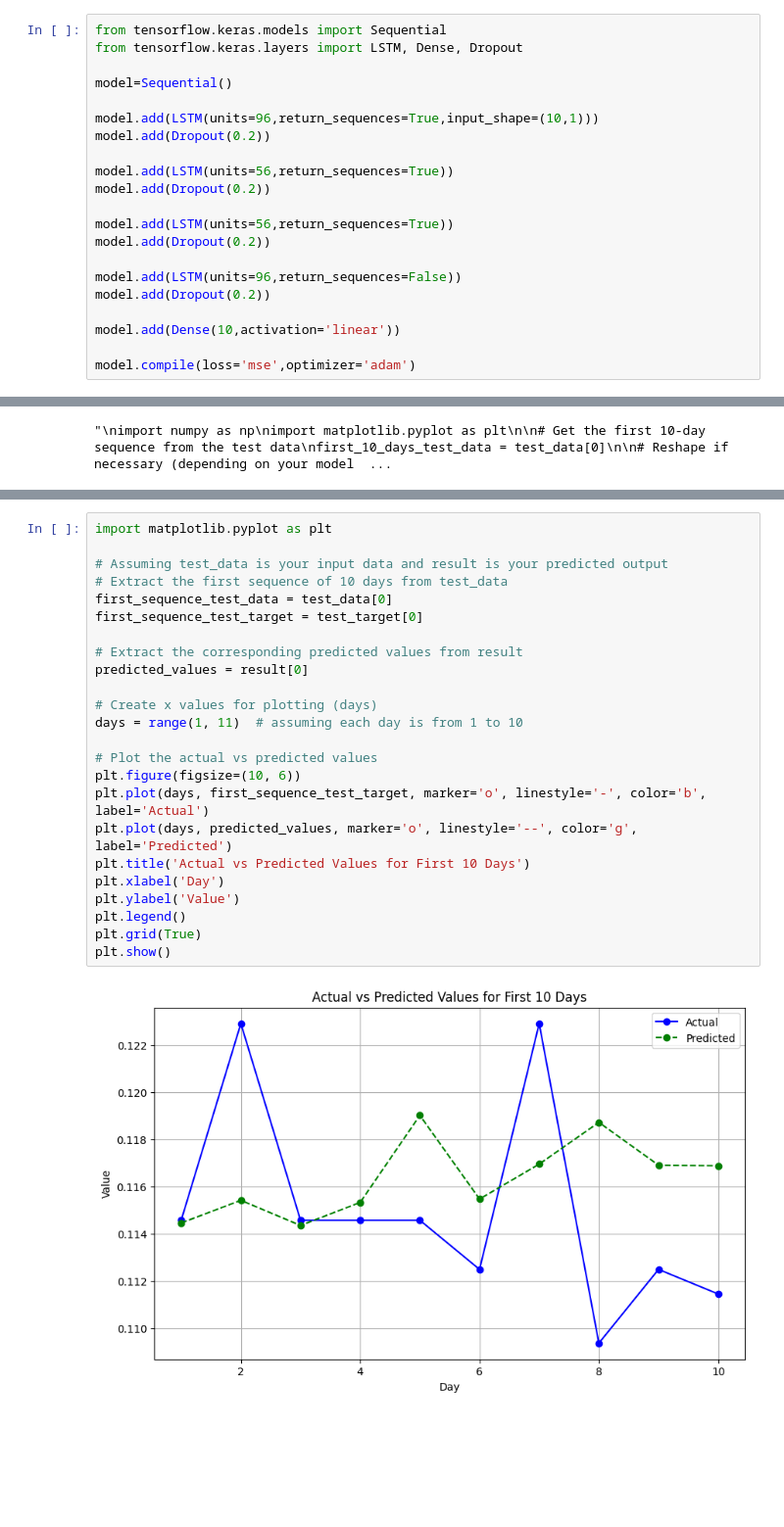
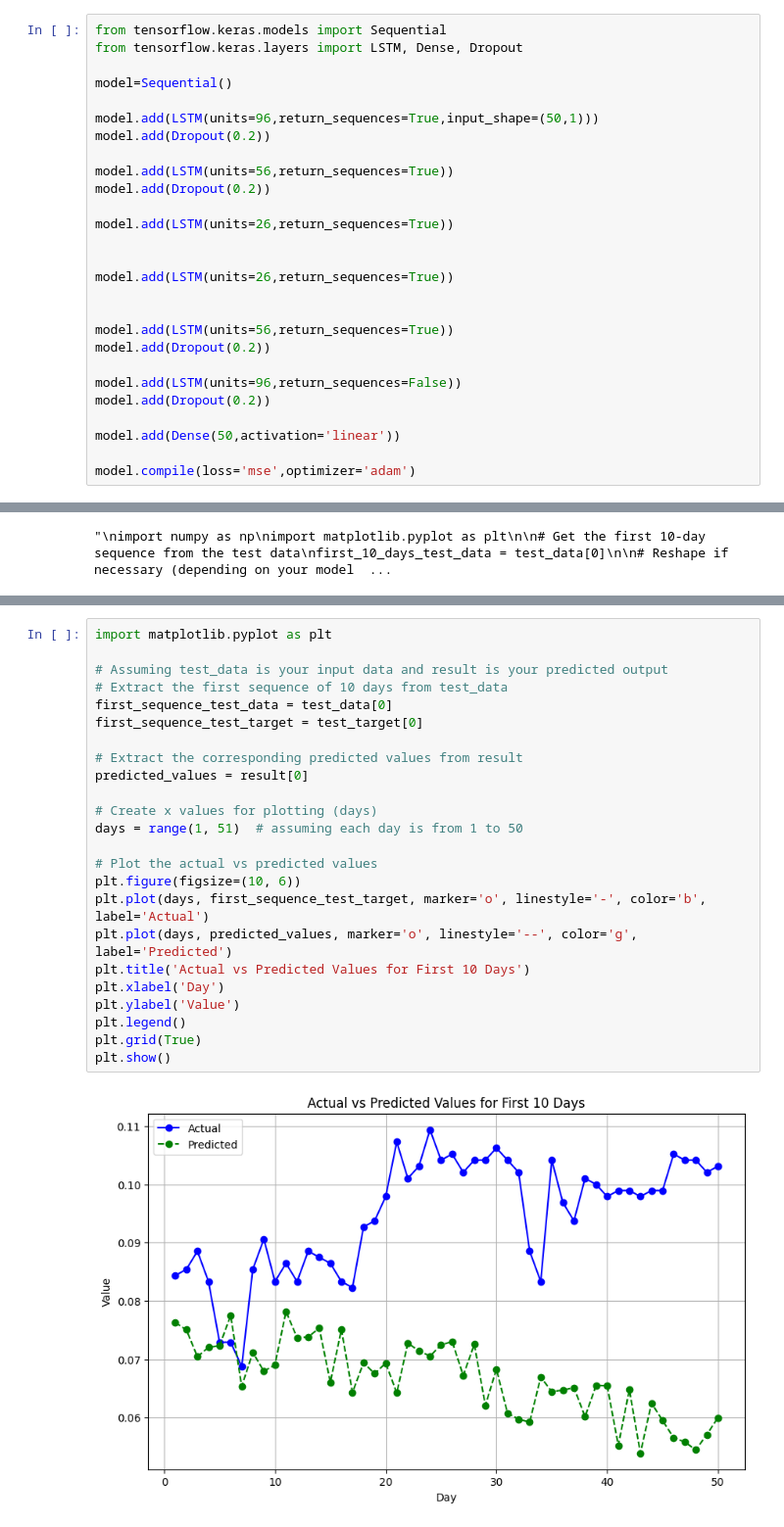
Before and after one commit to NisalDeZoysa/SLT-AE-Forcast, a Jupyter notebook: 3.2 - autoencoder_approach - WS50.ipynb, the cells around one changed output, grey strips where cells are left out. Shown at 98% size. Saved outputs shown, nothing was run; the diff lists cells and outputs as text; blank space fills up the shorter version.

Commit message:
Minor changes to model

```diff
--- a/3.2 - autoencoder_approach - WS50.ipynb
+++ b/3.2 - autoencoder_approach - WS50.ipynb
@@ -25,11 +25,17 @@ from tensorflow.keras.layers import LSTM, Dense, Dropout
 
 model=Sequential()
 
-model.add(LSTM(units=96,return_sequences=True,input_shape=(10,1)))
+model.add(LSTM(units=96,return_sequences=True,input_shape=(50,1)))
 model.add(Dropout(0.2))
 
 model.add(LSTM(units=56,return_sequences=True))
 model.add(Dropout(0.2))
+
+model.add(LSTM(units=26,return_sequences=True))
+
+
+model.add(LSTM(units=26,return_sequences=True))
+
 
 model.add(LSTM(units=56,return_sequences=True))
 model.add(Dropout(0.2))
@@ -37,7 +43,7 @@ model.add(Dropout(0.2))
 model.add(LSTM(units=96,return_sequences=False))
 model.add(Dropout(0.2))
 
-model.add(Dense(10,activation='linear'))
+model.add(Dense(50,activation='linear'))
 
 model.compile(loss='mse',optimizer='adam')
 # %%
@@ -174,29 +195,29 @@ Accuracy: 0.4191933240611961
 # %%
 import matplotlib.pyplot as plt
 
 # Assuming test_data is your input data and result is your predicted output
 # Extract the first sequence of 10 days from test_data
 first_sequence_test_data = test_data[0]
 first_sequence_test_target = test_target[0]
 
 # Extract the corresponding predicted values from result
 predicted_values = result[0]
 
 # Create x values for plotting (days)
-days = range(1, 11)  # assuming each day is from 1 to 10
+days = range(1, 51)  # assuming each day is from 1 to 50
 
 # Plot the actual vs predicted values
 plt.figure(figsize=(10, 6))
 plt.plot(days, first_sequence_test_target, marker='o', linestyle='-', color='b', label='Actual')
 plt.plot(days, predicted_values, marker='o', linestyle='--', color='g', label='Predicted')
 plt.title('Actual vs Predicted Values for First 10 Days')
 plt.xlabel('Day')
 plt.ylabel('Value')
 plt.legend()
 plt.grid(True)
 plt.show()
 # %% [output]
-[figure, old version]
+[figure, new version]
 # %%
 import matplotlib.pyplot as plt
 
```
Also changed, not shown: parts of 10 cells of this notebook, 1 other file.
